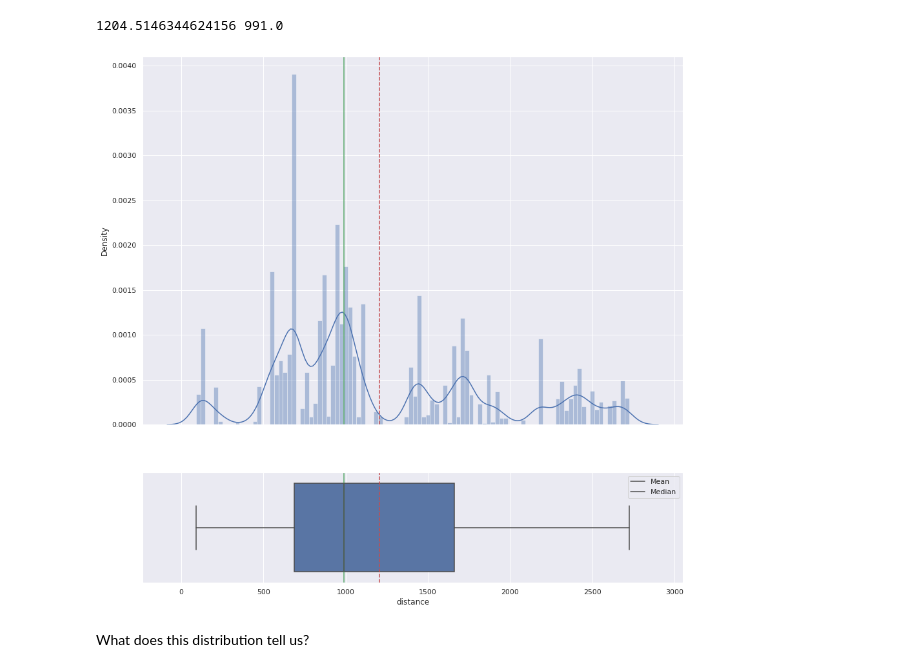
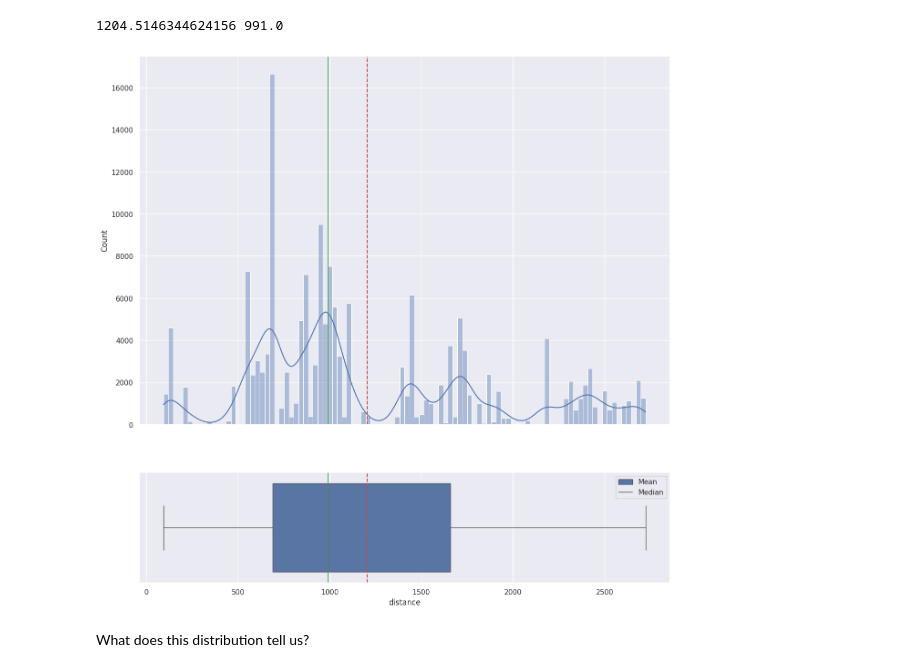
Before and after one commit to markbriers/data-science-jupyter, a Jupyter notebook: week5_notes.ipynb, the cells around one changed output. Drawn from its saved outputs; the diff is of its cells as text; code cells hidden in the pictures.

```diff
--- a/week5_notes.ipynb
+++ b/week5_notes.ipynb
@@ -297,23 +332,29 @@ print(mean_dist,median_dist)
 # %% [output]
 1204.5146344624156 991.0
 # %%
-f1, (ax_hist, ax_box) = plt.subplots(2, sharex=True, gridspec_kw= {"height_ratios": (1, 0.3)}, figsize=(15, 15))
 
-# subplot 1
-sns.distplot(df_flights['distance'], bins=100, hist_kws={'alpha': 0.4}, ax=ax_hist)
+# Check if 'distance' column has valid data
+if df_flights['distance'].isnull().any():
+    print("Warning: 'distance' column contains NaN values.")
+if not df_flights['distance'].dtype.kind in 'biufc':
+    print("Warning: 'distance' column contains non-numeric data.")
+
+f1, (ax_hist, ax_box) = plt.subplots(2, sharex=True, gridspec_kw={"height_ratios": (1, 0.3)}, figsize=(15, 15))
+
+# Histogram Plot
+sns.histplot(df_flights['distance'], bins=100, kde=True, alpha=0.4, ax=ax_hist)
 ax_hist.axvline(mean_dist, color='r', linestyle='--')
 ax_hist.axvline(median_dist, color='g', linestyle='-')
 
-
-# subplot 2
-sns.boxplot(df_flights['distance'], ax=ax_box)
+# Box Plot
+sns.boxplot(x=df_flights['distance'], ax=ax_box)  # Ensure 'x=' is used for horizontal box plot
 ax_box.axvline(mean_dist, color='r', linestyle='--')
 ax_box.axvline(median_dist, color='g', linestyle='-')
 
-plt.legend({'Mean': mean,'Median': median})
+plt.legend({'Mean': mean_dist, 'Median': median_dist})
 
 plt.show()
 # %% [output]
-[figure, old version]
+[figure, new version]
 # %% [markdown]
 What does this distribution tell us?
```
Also changed, not shown: parts of 15 cells of this notebook.
